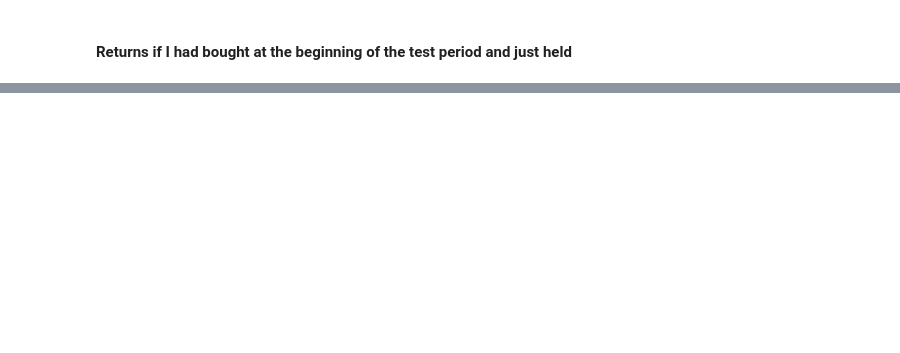
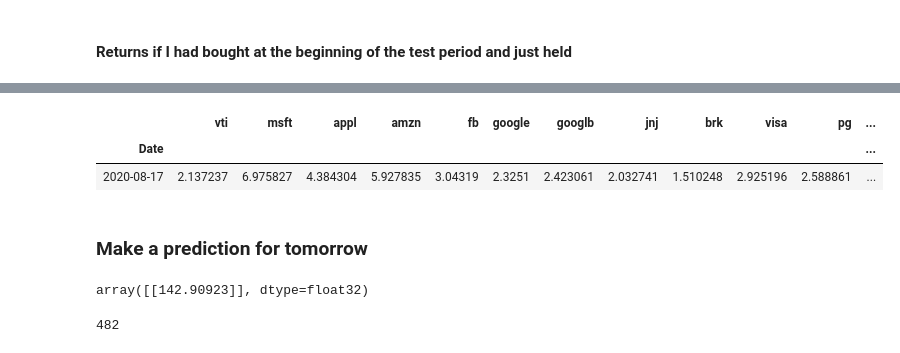
Before and after one commit to MKevinEvans/TensorFlow_stock_price_predictor, a Jupyter notebook: LSTM_Tensor_Flow_VTI.ipynb, the cells around one changed output, grey strips where cells are left out. Drawn from its saved outputs; the diff is of its cells as text; code cells hidden in the pictures; blank space fills up the shorter version.

```diff
--- a/LSTM_Tensor_Flow_VTI.ipynb
+++ b/LSTM_Tensor_Flow_VTI.ipynb
@@ -378,0 +365,14 @@ calc_returns(y_pred_outcomes, y_test_inv.flatten(), 1000)
+# %%
+# select only feature columns
+f_columns = df.columns.drop('vti')
+full_train = df.copy()
+
+# scale all data
+funct_full_transformer = RobustScaler()
+vti_full_transformer = RobustScaler()
+
+funct_full_transformer = funct_full_transformer.fit(df[f_columns].to_numpy())
+vti_transformer = vti_full_transformer.fit(df[['vti']])
+# %%
+full_train.loc[:, f_columns] = funct_full_transformer.transform(df[f_columns].to_numpy())
+full_train['vti'] = vti_full_transformer.transform(df[['vti']])
@@ -378,0 +426,8 @@ calc_returns(y_pred_outcomes, y_test_inv.flatten(), 1000)
+# %%
+full_train.tail(1)
+# %% [output]
+|  | vti | msft | appl | amzn | fb | google | googlb | jnj | brk | visa | pg | ... |
+| Date |  |  |  |  |  |  |  |  |  |  |  | ... |
+| 2020-08-17 | 2.137237 | 6.975827 | 4.384304 | 5.927835 | 3.04319 | 2.3251 | 2.423061 | 2.032741 | 1.510248 | 2.925196 | 2.588861 | ... |
+# %% [markdown]
+### Make a prediction for tomorrow
@@ -378,0 +436,5 @@ calc_returns(y_pred_outcomes, y_test_inv.flatten(), 1000)
+# %%
+# transform back to dollar value
+vti_full_transformer.inverse_transform(tomorrow_pred)
+# %% [output]
+array([[142.90923]], dtype=float32)
@@ -378,0 +446,4 @@ calc_returns(y_pred_outcomes, y_test_inv.flatten(), 1000)
+# %%
+len(y_test_inv.flatten())
+# %% [output]
+482
```
Also changed, not shown: parts of 35 cells of this notebook.
